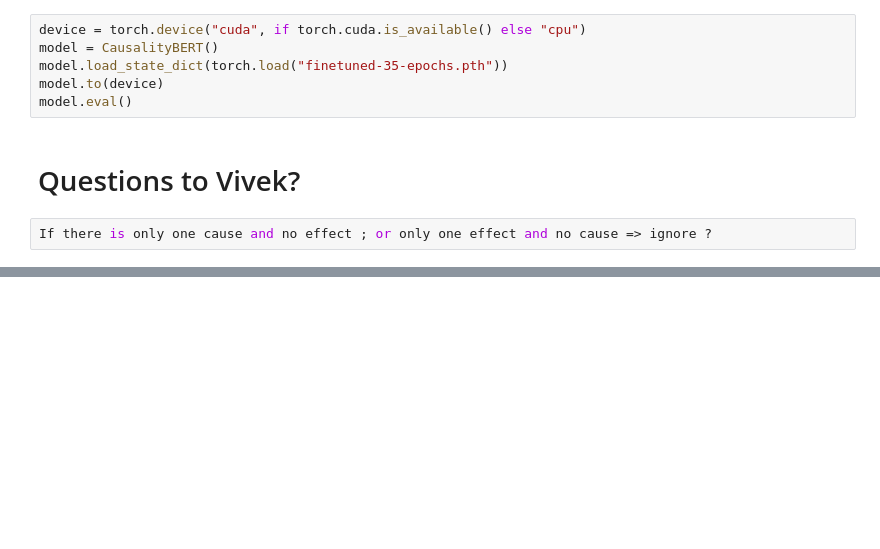
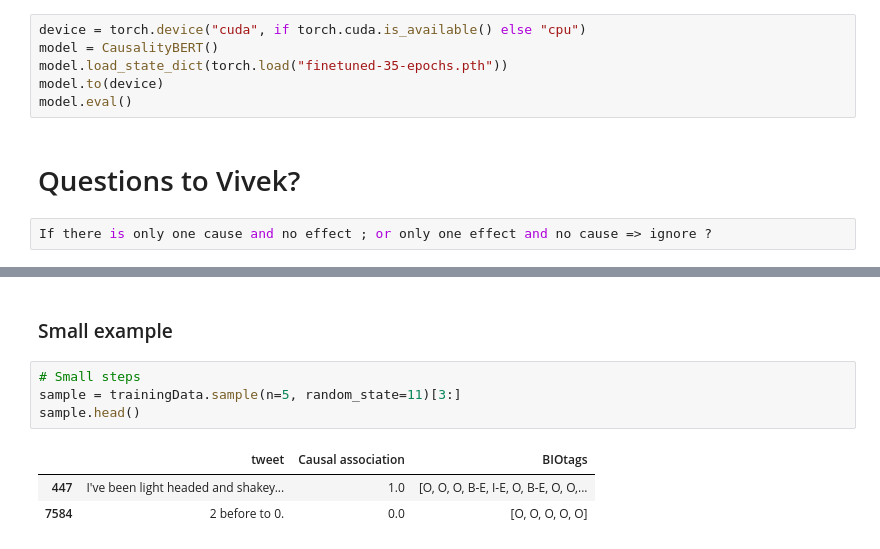
Before and after one commit to WDDS/Causal-associations-diabetes-twitter, a Jupyter notebook: Causality-NER-BERT.ipynb, the cells around one changed output, grey strips where cells are left out. Drawn from its saved outputs; the diff is of its cells as text; blank space fills up the shorter version.

```diff
--- a/Causality-NER-BERT.ipynb
+++ b/Causality-NER-BERT.ipynb
@@ -561,0 +594,10 @@ Python 3.8.8
+# %% [markdown]
+### Small example
+# %%
+# Small steps
+sample = trainingData.sample(n=5, random_state=11)[3:]
+sample.head()
+# %% [output]
+|  | tweet | Causal association | BIOtags |
+| 447 | I've been light headed and shakey... | 1.0 | [O, O, O, B-E, I-E, O, B-E, O, O,... |
+| 7584 | 2 before to 0. | 0.0 | [O, O, O, O, O] |
```
Also changed, not shown: parts of 21 cells of this notebook.
